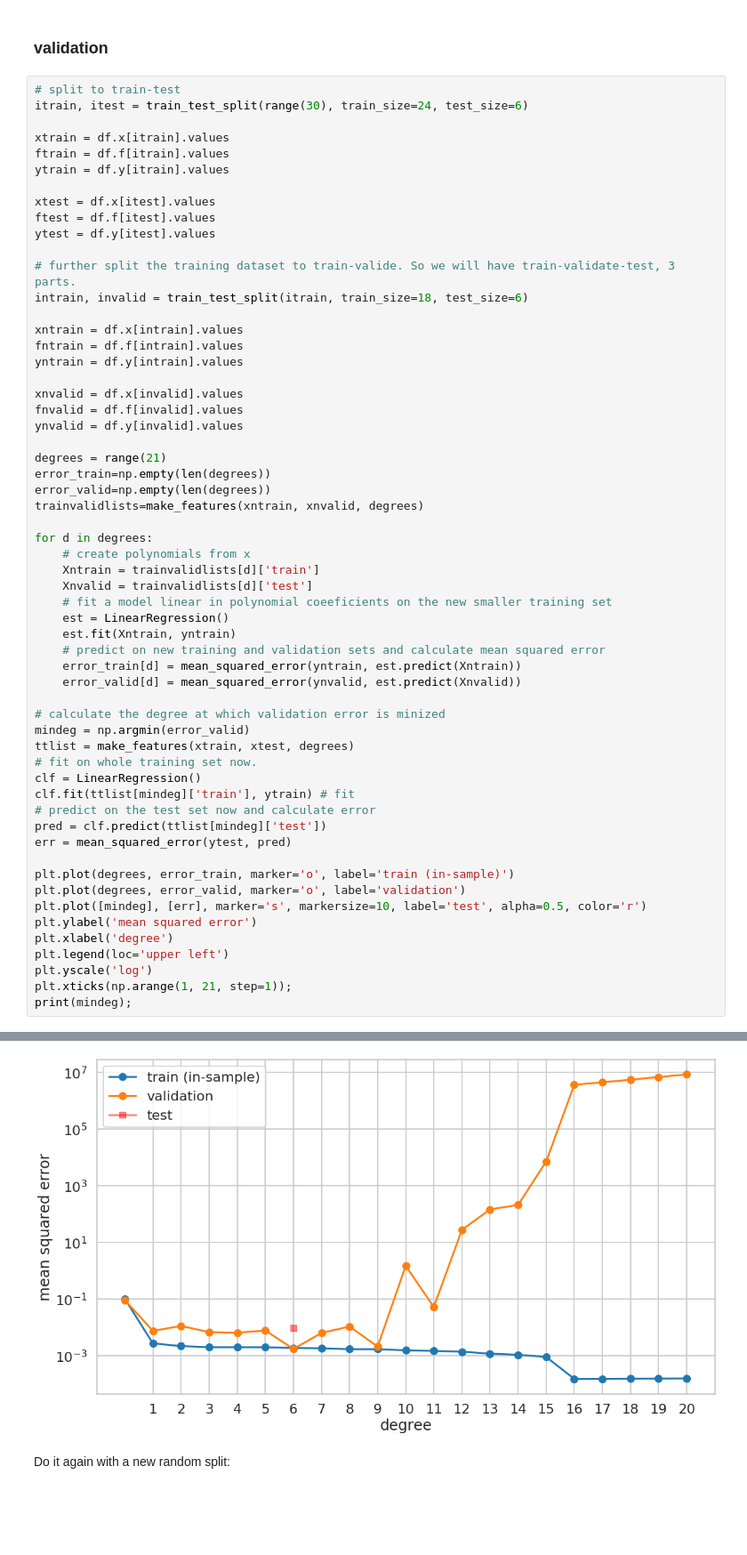
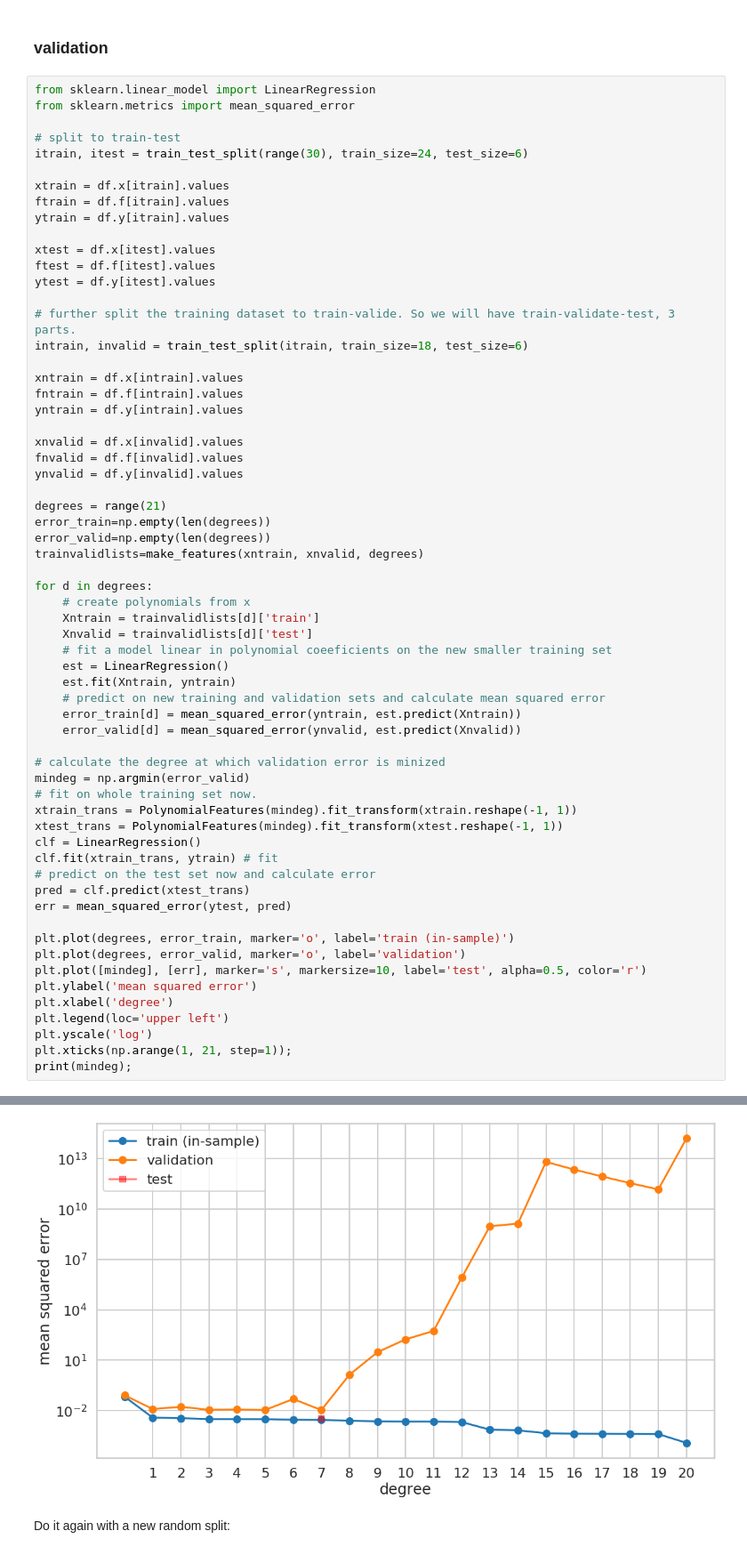
Before and after one commit to Zlisu/2015lab5, a Jupyter notebook: LearningModels-hands-on.ipynb, the cells around one changed output, grey strips where cells are left out. Shown at 89% size. Saved outputs shown, nothing was run; the diff lists cells and outputs as text; blank space fills up the shorter version.

```diff
--- a/LearningModels-hands-on.ipynb
+++ b/LearningModels-hands-on.ipynb
@@ -418,6 +418,9 @@ plt.xticks(np.arange(1,21, step=1));
 # %% [markdown]
 ### validation
 # %%
+from sklearn.linear_model import LinearRegression
+from sklearn.metrics import mean_squared_error
+
 # split to train-test
 itrain, itest = train_test_split(range(30), train_size=24, test_size=6)
 
@@ -458,12 +461,13 @@ for d in degrees:
 
 # calculate the degree at which validation error is minized
 mindeg = np.argmin(error_valid)
-ttlist = make_features(xtrain, xtest, degrees)
 # fit on whole training set now.
+xtrain_trans = PolynomialFeatures(mindeg).fit_transform(xtrain.reshape(-1, 1))
+xtest_trans = PolynomialFeatures(mindeg).fit_transform(xtest.reshape(-1, 1))
 clf = LinearRegression()
-clf.fit(ttlist[mindeg]['train'], ytrain) # fit
+clf.fit(xtrain_trans, ytrain) # fit
 # predict on the test set now and calculate error
-pred = clf.predict(ttlist[mindeg]['test'])
+pred = clf.predict(xtest_trans)
 err = mean_squared_error(ytest, pred)
 
 plt.plot(degrees, error_train, marker='o', label='train (in-sample)')
@@ -480,4 +484,4 @@ print(mindeg);
-[figure, old version]
+[figure, new version]
 # %% [markdown]
 Do it again with a new random split:
 # %%
```
Also changed, not shown: parts of 7 cells of this notebook, 3 other files.
